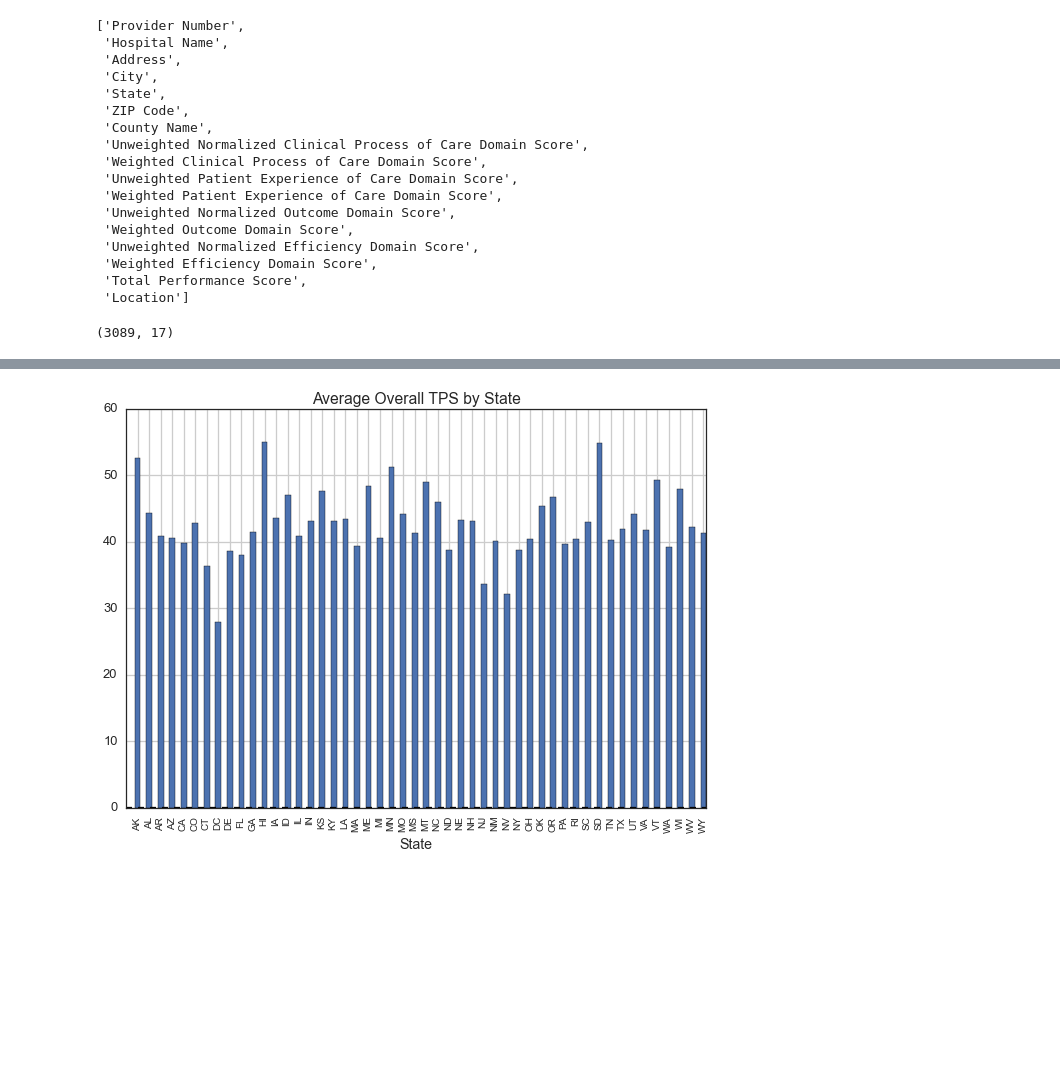
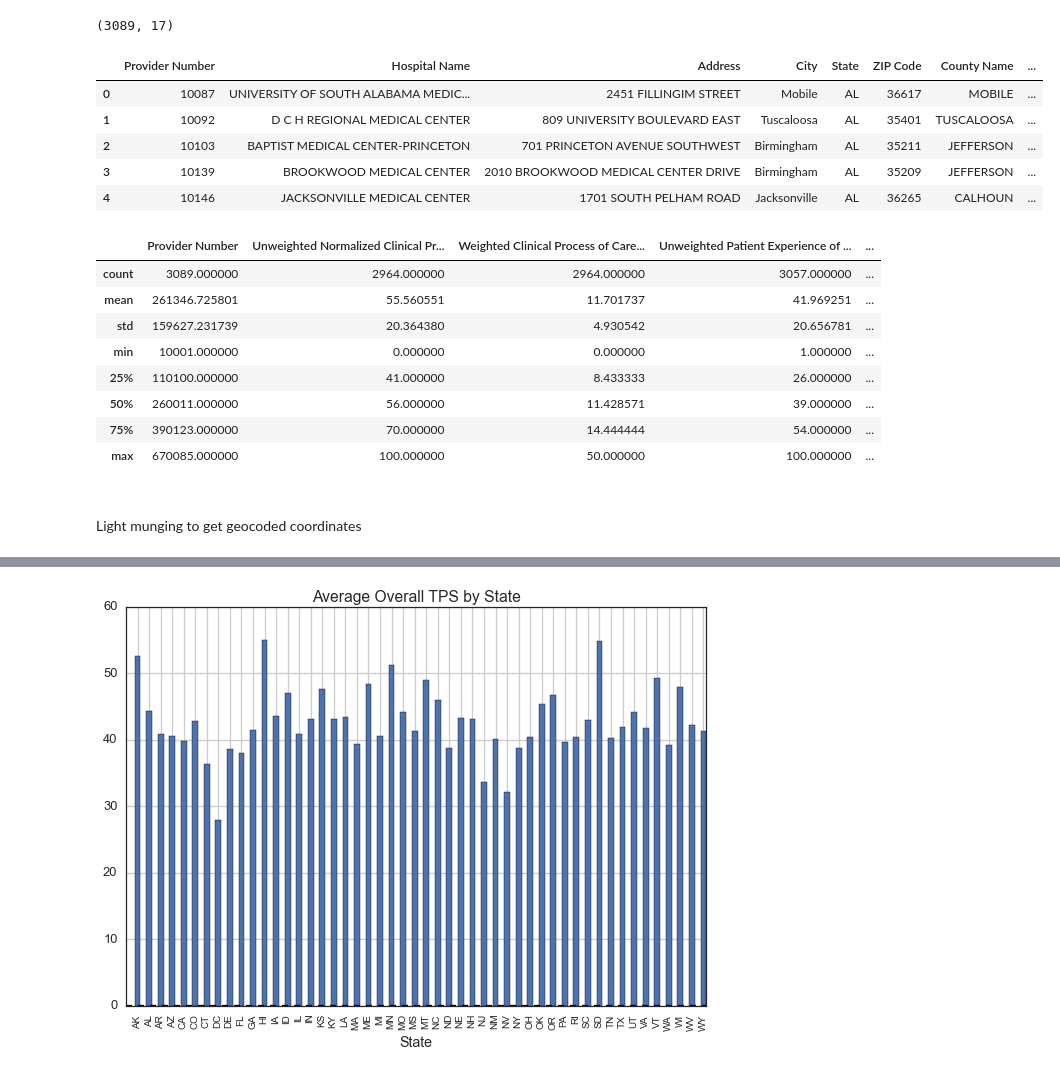
Before and after one commit to purblue10/649_final, a Jupyter notebook: data prep/eda.ipynb, the cells around one changed output, grey strips where cells are left out. Cells and saved outputs as stored; diff of their text form; code cells hidden in the pictures; blank space fills up the shorter version.

```diff
--- a/data prep/eda.ipynb
+++ b/data prep/eda.ipynb
@@ -9,27 +11,31 @@ sns.set_context('talk') #make it a bit bigger
 sns.set_style("white")
 # %%
 data = pd.read_csv('hvb_data.csv')
-# %%
-list(data.columns)
-# %% [output]
-['Provider Number',
- 'Hospital Name',
- 'Address',
- 'City',
- 'State',
- 'ZIP Code',
- 'County Name',
- 'Unweighted Normalized Clinical Process of Care Domain Score',
- 'Weighted Clinical Process of Care Domain Score',
- 'Unweighted Patient Experience of Care Domain Score',
- 'Weighted Patient Experience of Care Domain Score',
- 'Unweighted Normalized Outcome Domain Score',
- 'Weighted Outcome Domain Score',
- 'Unweighted Normalized Efficiency Domain Score',
- 'Weighted Efficiency Domain Score',
- 'Total Performance Score',
- 'Location']
 # %%
 data.shape #
 # %% [output]
 (3089, 17)
+# %%
+data.head()
+# %% [output]
+|  | Provider Number | Hospital Name | Address | City | State | ZIP Code | County Name | ... |
+| 0 | 10087 | UNIVERSITY OF SOUTH ALABAMA MEDIC... | 2451 FILLINGIM STREET | Mobile | AL | 36617 | MOBILE | ... |
+| 1 | 10092 | D C H REGIONAL MEDICAL CENTER | 809 UNIVERSITY BOULEVARD EAST | Tuscaloosa | AL | 35401 | TUSCALOOSA | ... |
+| 2 | 10103 | BAPTIST MEDICAL CENTER-PRINCETON | 701 PRINCETON AVENUE SOUTHWEST | Birmingham | AL | 35211 | JEFFERSON | ... |
+| 3 | 10139 | BROOKWOOD MEDICAL CENTER | 2010 BROOKWOOD MEDICAL CENTER DRIVE | Birmingham | AL | 35209 | JEFFERSON | ... |
+| 4 | 10146 | JACKSONVILLE MEDICAL CENTER | 1701 SOUTH PELHAM ROAD | Jacksonville | AL | 36265 | CALHOUN | ... |
+# %%
+data.describe()
+# %% [output]
+|  | Provider Number | Unweighted Normalized Clinical Pr... | Weighted Clinical Process of Care... | Unweighted Patient Experience of ... | ... |
+| count | 3089.000000 | 2964.000000 | 2964.000000 | 3057.000000 | ... |
+| mean | 261346.725801 | 55.560551 | 11.701737 | 41.969251 | ... |
+| std | 159627.231739 | 20.364380 | 4.930542 | 20.656781 | ... |
+| min | 10001.000000 | 0.000000 | 0.000000 | 1.000000 | ... |
+| 25% | 110100.000000 | 41.000000 | 8.433333 | 26.000000 | ... |
+| 50% | 260011.000000 | 56.000000 | 11.428571 | 39.000000 | ... |
+| 75% | 390123.000000 | 70.000000 | 14.444444 | 54.000000 | ... |
+| max | 670085.000000 | 100.000000 | 50.000000 | 100.000000 | ... |
+# %% [markdown]
+###
+Light munging to get geocoded coordinates
```
Also changed, not shown: parts of 14 cells of this notebook, 1 other file.
